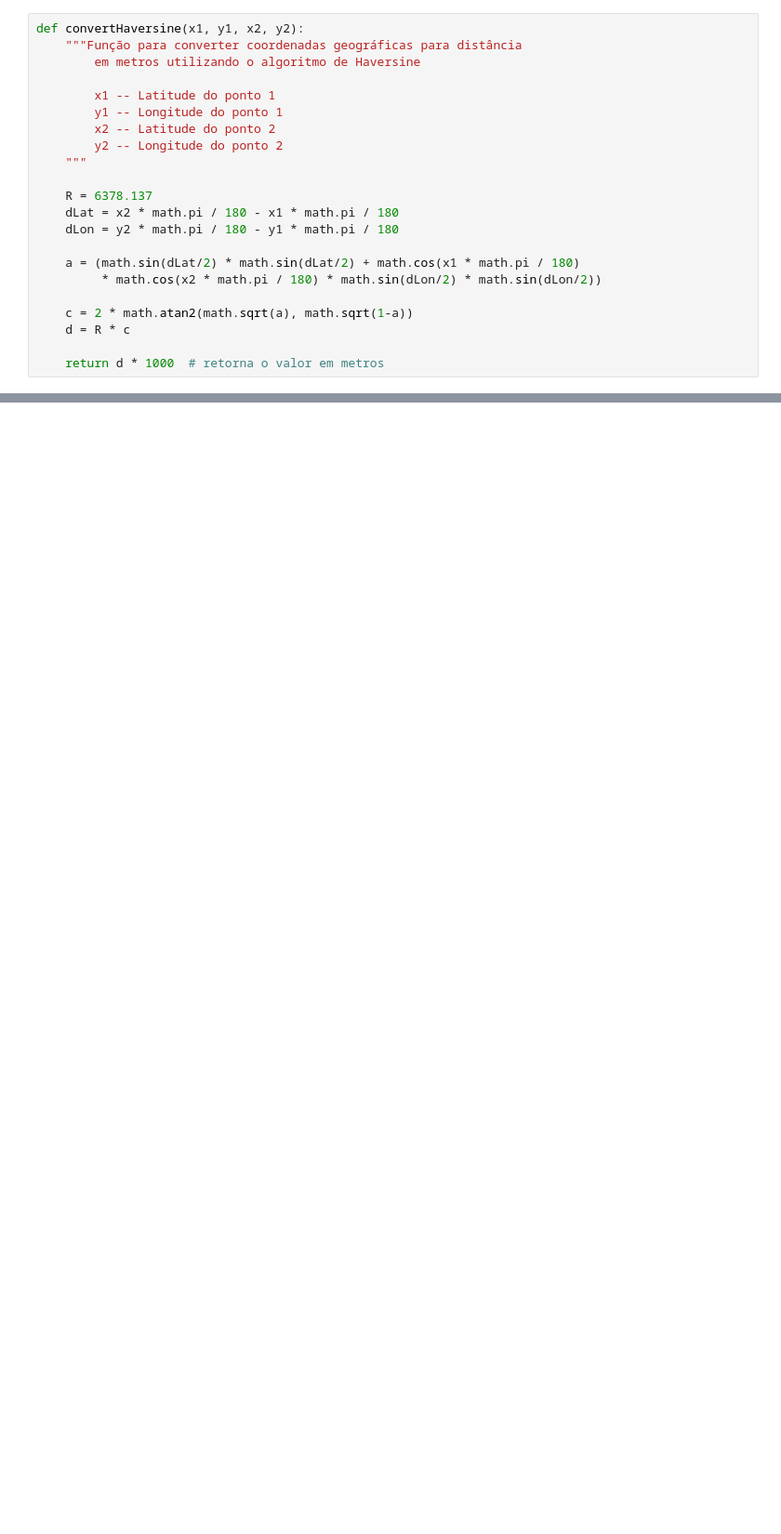
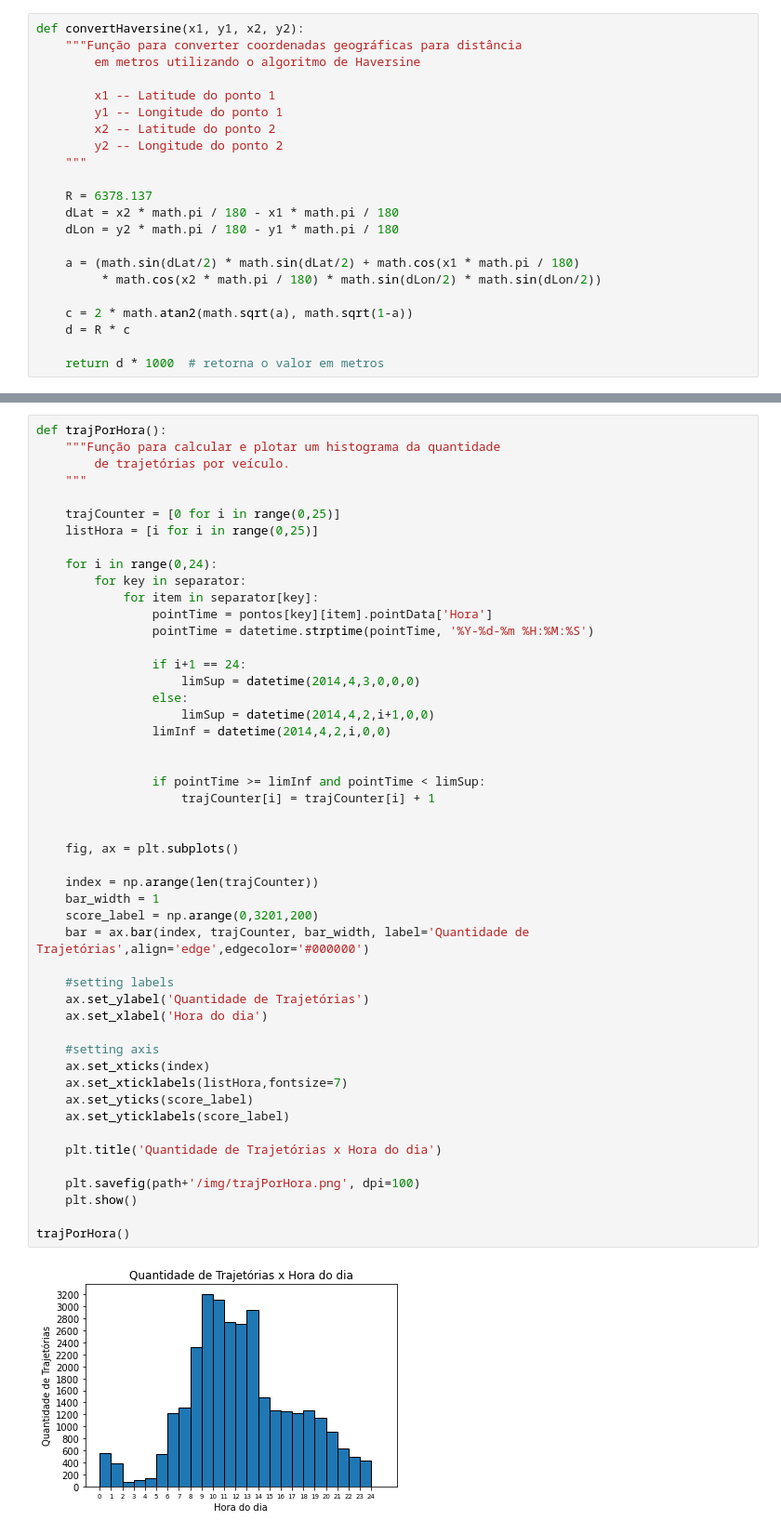
Before and after one commit to TulioNPL/Pesquisa, a Jupyter notebook: jupyter/main.ipynb, the cells around one changed output, grey strips where cells are left out. Shown at 93% size. Saved outputs shown, nothing was run; the diff lists cells and outputs as text; blank space fills up the shorter version.

Commit message:
Add: Trajectory qt by time of the day functions

```diff
--- a/jupyter/main.ipynb
+++ b/jupyter/main.ipynb
@@ -360,0 +350,51 @@ cdfTempo()
+# %%
+def trajPorHora():
+    """Função para calcular e plotar um histograma da quantidade
+        de trajetórias por veículo.
+    """
+
+    trajCounter = [0 for i in range(0,25)]
+    listHora = [i for i in range(0,25)]
+
+    for i in range(0,24):
+        for key in separator:
+            for item in separator[key]:
+                pointTime = pontos[key][item].pointData['Hora']
+                pointTime = datetime.strptime(pointTime, '%Y-%d-%m %H:%M:%S')
+
+                if i+1 == 24:
+                    limSup = datetime(2014,4,3,0,0,0)
+                else:
+                    limSup = datetime(2014,4,2,i+1,0,0)
+                limInf = datetime(2014,4,2,i,0,0)
+
+
+                if pointTime >= limInf and pointTime < limSup:
+                    trajCounter[i] = trajCounter[i] + 1
+
+
+    fig, ax = plt.subplots()
+
+    index = np.arange(len(trajCounter))
+    bar_width = 1
+    score_label = np.arange(0,3201,200)
+    bar = ax.bar(index, trajCounter, bar_width, label='Quantidade de Trajetórias',align='edge',edgecolor='#000000')
+
+    #setting labels
+    ax.set_ylabel('Quantidade de Trajetórias')
+    ax.set_xlabel('Hora do dia')
+
+    #setting axis
+    ax.set_xticks(index)
+    ax.set_xticklabels(listHora,fontsize=7)
+    ax.set_yticks(score_label)
+    ax.set_yticklabels(score_label)
+
+    plt.title('Quantidade de Trajetórias x Hora do dia')
+
+    plt.savefig(path+'/img/trajPorHora.png', dpi=100)
+    plt.show()
+
+trajPorHora()
+# %% [output]
+[figure, added]
```
Also changed, not shown: parts of 21 cells of this notebook.
